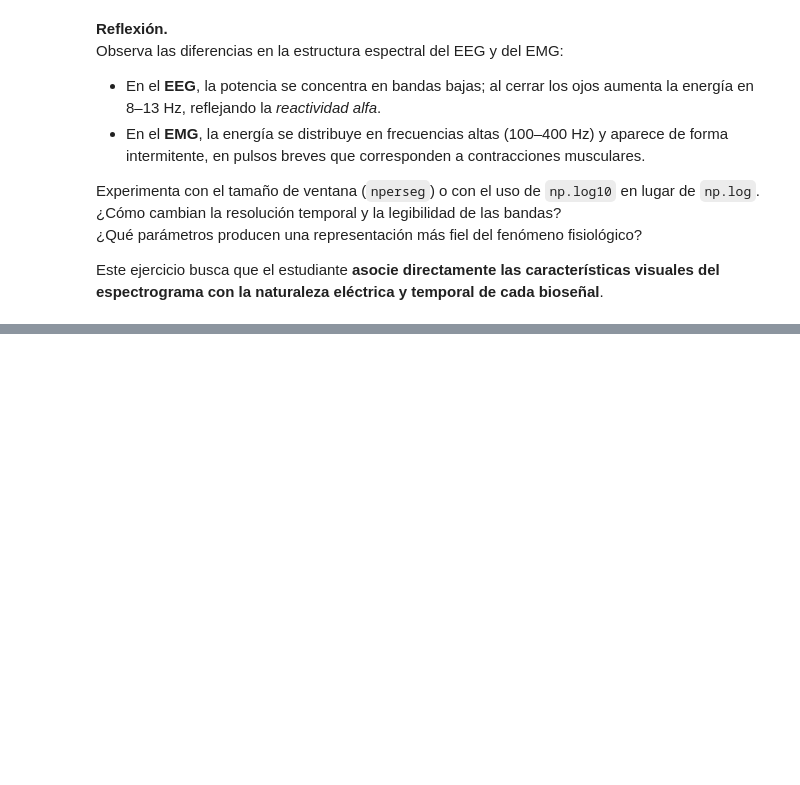
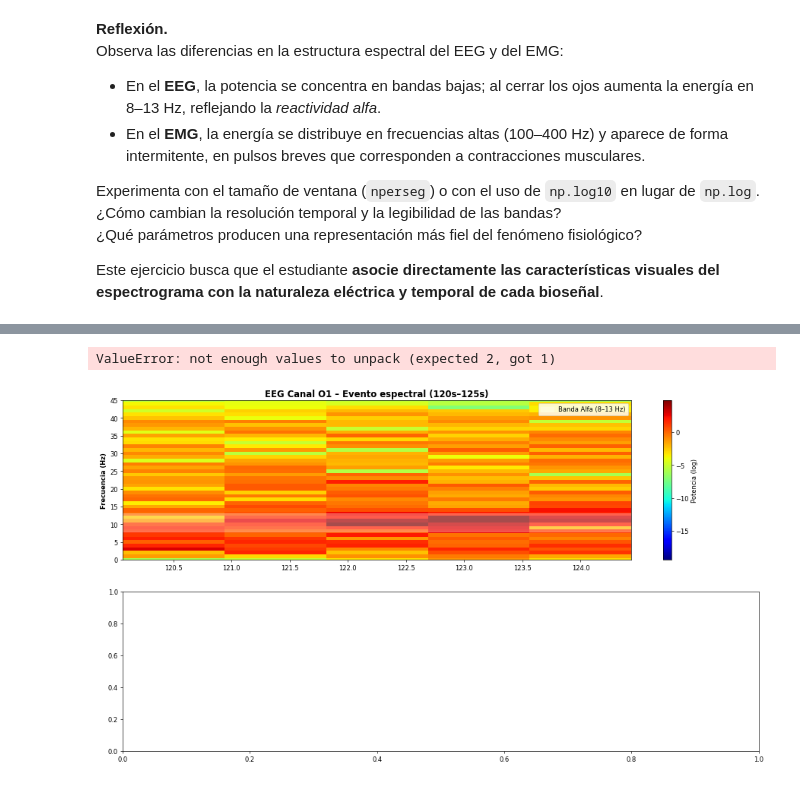
Before and after one commit to vpdiana/DianaTesis, a Jupyter notebook: Notebooks/PPN organizado/N6.ipynb, the cells around one changed output, grey strips where cells are left out. Saved outputs shown, nothing was run; the diff lists cells and outputs as text; code cells hidden in the pictures; blank space fills up the shorter version.

```diff
--- a/Notebooks/PPN organizado/N6.ipynb
+++ b/Notebooks/PPN organizado/N6.ipynb
@@ -616,0 +761,53 @@ Este ejercicio busca que el estudiante **asocie directamente las característica
+# %%
+# Ejercicio 6.7.5 — Identificación de eventos espectrales
+import numpy as np
+import matplotlib.pyplot as plt
+from scipy import signal
+
+# --- Parámetros de exploración ---
+fs_eeg = 128
+fs_emg = sampleRate
+canal = 6  # O1
+
+# Selecciona un fragmento manualmente (puedes cambiar los tiempos)
+t_inicio = 120   # segundos
+t_fin = 125
+
+# EEG - segmento O1
+y_eeg = datosfilt.iloc[int(t_inicio*fs_eeg):int(t_fin*fs_eeg), canal]
+
+# EMG - segmento correspondiente
+i1, i2 = int(t_inicio*fs_emg), int(t_fin*fs_emg)
+y_emg = np.abs(emg_mag[i1:i2])
+
+# --- Espectrograma EEG ---
+f_eeg, t_eeg, Sxx_eeg = signal.spectrogram(y_eeg, fs_eeg, nperseg=128, scaling='spectrum')
+# --- Espectrograma EMG ---
+f_emg, t_emg, Sxx_emg = signal.spectrogram(y_emg, fs_emg, nperseg=800, scaling='spectrum')
+
+# --- Visualización ---
+fig, (ax1, ax2) = plt.subplots(2, 1, figsize=(18, 10), dpi=60)
+
+# EEG
+im1 = ax1.pcolormesh(t_eeg + t_inicio, f_eeg, np.log(Sxx_eeg + 1e-12), cmap='jet', shading='auto')
+ax1.set_ylabel('Frecuencia (Hz)', fontweight='bold')
+ax1.set_title(f'EEG Canal O1 – Evento espectral ({t_inicio}s–{t_fin}s)', fontweight='bold', fontsize=14)
+ax1.set_ylim(0, 45)
+plt.colorbar(im1, ax=ax1, label='Potencia (log)')
+ax1.axhspan(8, 13, alpha=0.3, color='white', label='Banda Alfa (8–13 Hz)')
+ax1.legend(loc='upper right')
+
+# EMG
+im2 = ax2.pcolormesh(t_emg + t_inicio, f_emg, np.log(Sxx_emg + 1e-12), cmap='jet', shading='auto')
+ax2.set_ylabel('Frecuencia (Hz)', fontweight='bold')
+ax2.set_xlabel('Tiempo (s)', fontweight='bold')
+ax2.set_title(f'EMG – Actividad muscular ({t_inicio}s–{t_fin}s)', fontweight='bold', fontsize=14)
+ax2.set_ylim(10, 450)
+plt.colorbar(im2, ax=ax2, label='Potencia (log)')
+
+plt.suptitle('Identificación de eventos espectrales en EEG y EMG', fontsize=16, fontweight='bold')
+plt.tight_layout()
+plt.show()
+# %% [output]
+ValueError: not enough values to unpack (expected 2, got 1)
+[figure, added]
```
Also changed, not shown: parts of 11 cells of this notebook.
